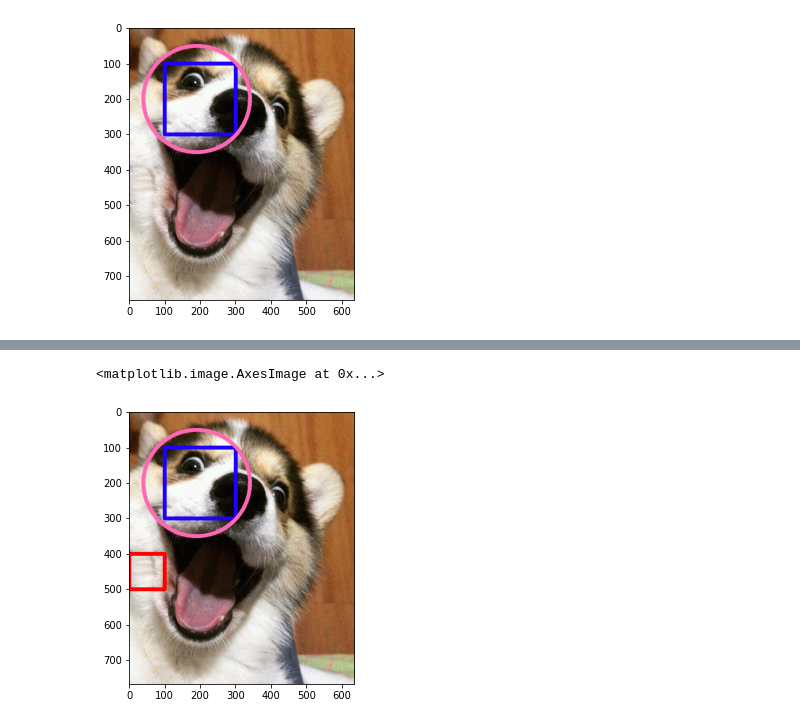
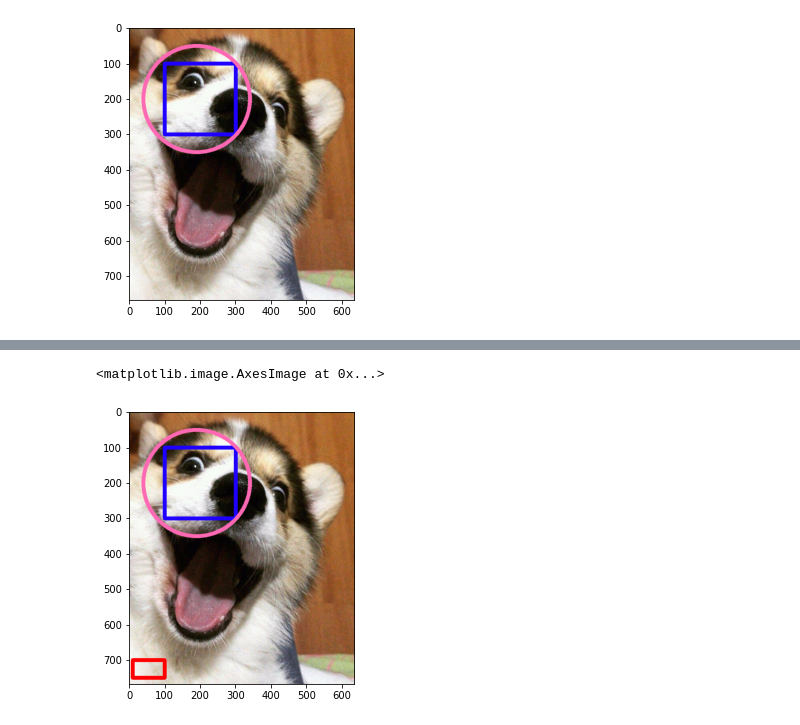
Before and after one commit to Awutaan/Intan_PCVK_Genap_23, a Jupyter notebook: Week2.ipynb, the cells around one changed output, grey strips where cells are left out. Cells and saved outputs as stored; diff of their text form; code cells hidden in the pictures.

```diff
--- a/Week2.ipynb
+++ b/Week2.ipynb
@@ -248,12 +202,12 @@ ax.imshow(cv.cvtColor(img, cv.COLOR_BGR2RGB))
 # %%
 img = cv.imread('/content/drive/MyDrive/PC/husky.jpg')
 fig = plt.figure(figsize=(5,5))
 
 ax = fig.add_subplot(111)
 cv.rectangle(img, pt1=(300,300), pt2=(100,100), color=(255, 0, 30), thickness = 10)
 cv.circle(img, center=(190, 200), radius=150, color=(180, 105, 255), thickness = 10)
-cv.rectangle(img,pt1=(0, 500),pt2=(100, 400),color=(0, 0, 255),thickness = 10)
+cv.rectangle(img,pt1=(10, 700),pt2=(100, 750),color=(0, 0, 255),thickness = 10)
 ax.imshow(cv.cvtColor(img, cv.COLOR_BGR2RGB))
 # %% [output]
 <matplotlib.image.AxesImage at 0x...>
-[figure, old version]
+[figure, new version]
```
Also changed, not shown: parts of 8 cells of this notebook.
